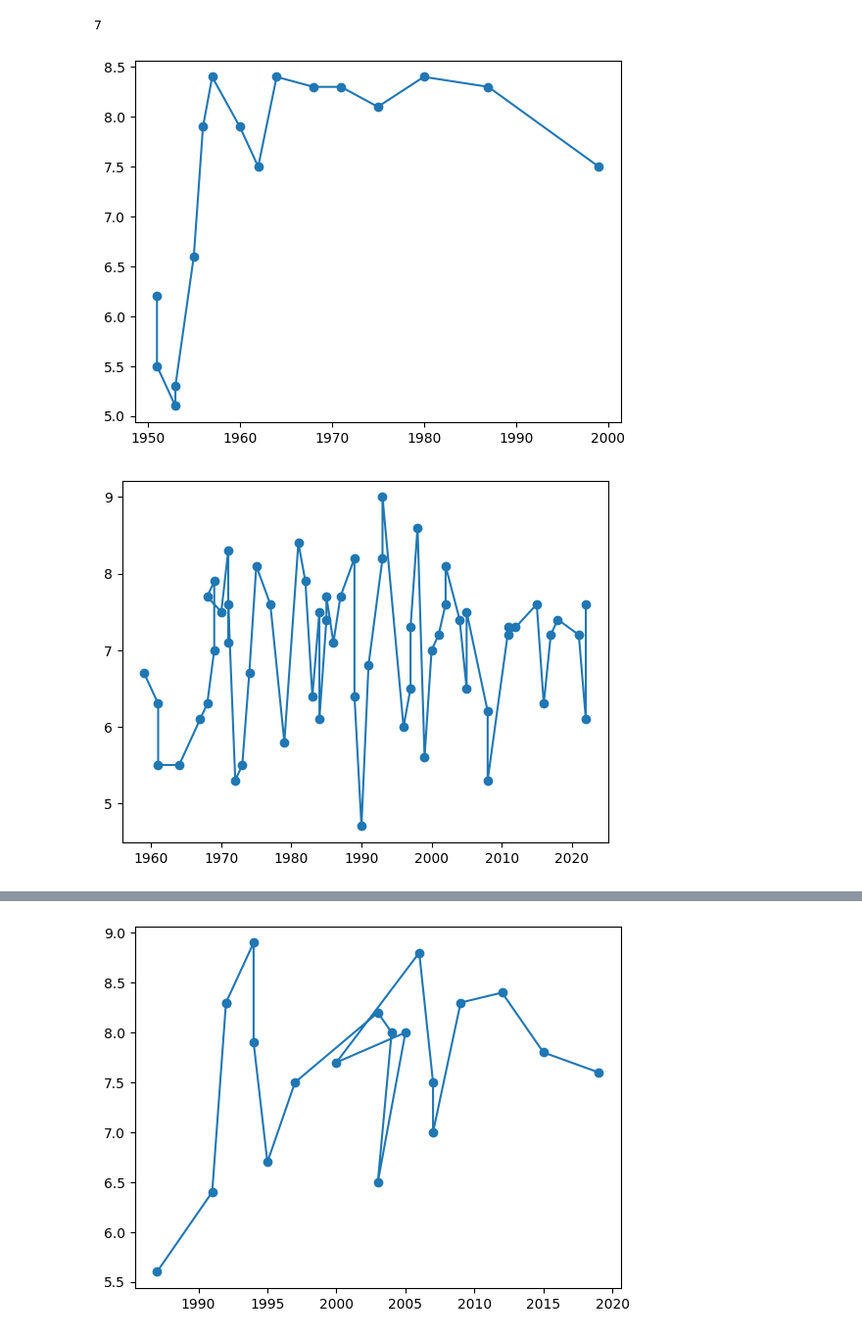
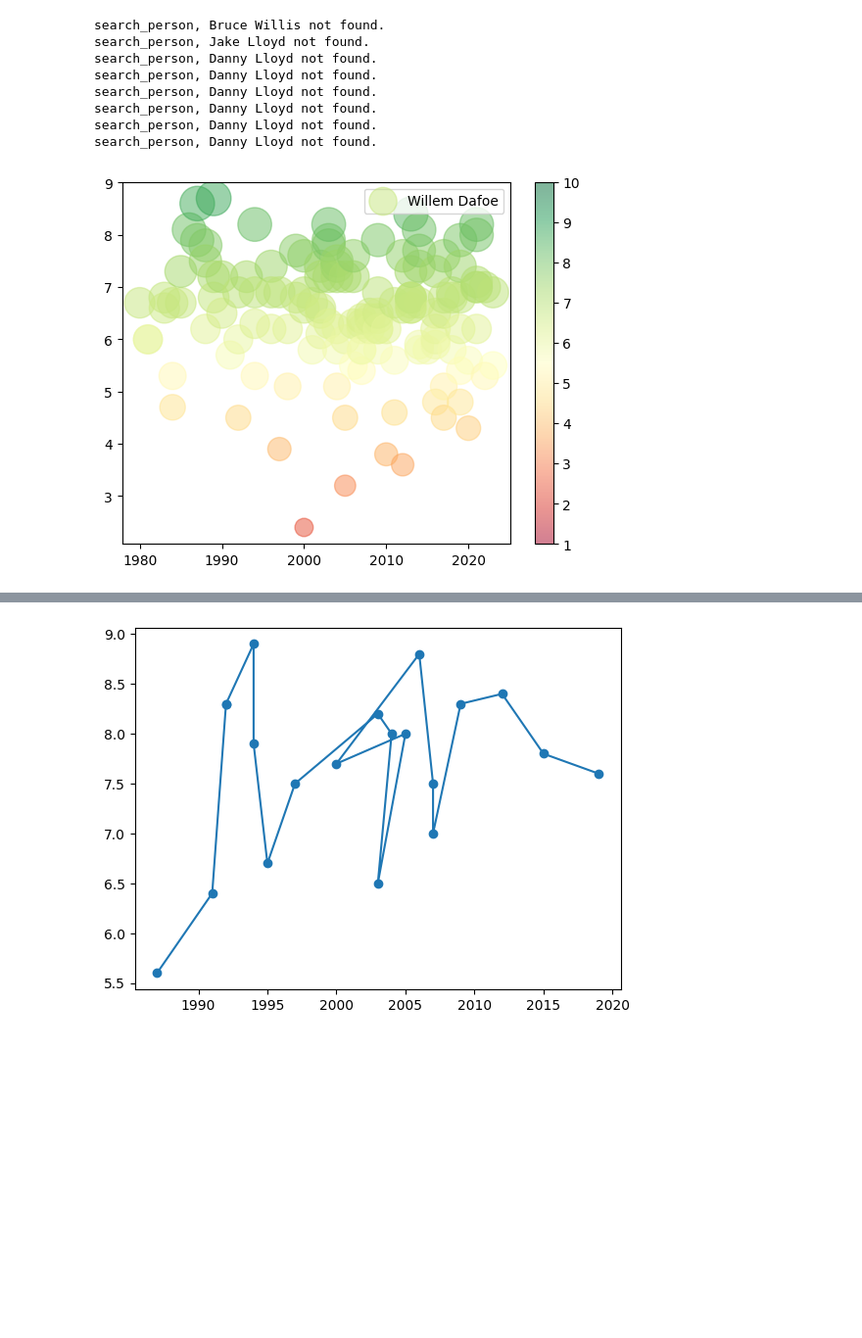
Before and after one commit to alexlhot/git_imdb, a Jupyter notebook: plot.ipynb, the cells around one changed output, grey strips where cells are left out. Shown: that part at 98% size. Saved outputs shown, nothing was run; the diff lists cells and outputs as text; code cells hidden in the pictures; blank space fills up the shorter version.

Commit message:
ajout plot

```diff
--- a/plot.ipynb
+++ b/plot.ipynb
@@ -90,0 +79,6 @@ def plot(name, isdir=False):
+# %%
+def get_genre_person(person):
+    # cherche si c'est un acteur et détermine le genre
+    if 'actress' in person['filmography']:
+        return 'actress'
+    return 'actor'
@@ -91,3 +119,38 @@ def plot(name, isdir=False):
+# %%
+def plot(name, isdir=False, n=None):
+    """Affiche un graphique des notes des n derniers films d'une personne"""
+    global lst_movies, x, y
+    temp_lst = []
+    # récupère les n derniers films d'une personne
+    lst_movies = get_filmo(name, isdir)[:n]
+    search_lst_movies()
+    # tri des films sans date ou note
+    for i in lst_movies:
+        if i.get('year') is not None and i.get('rating') is not None:
+            temp_lst.append(i)
+
+    temp_lst.sort(key=lambda i: i.get('year'))
+    # association date et note pour le graph
+    x = [i.get('year') for i in temp_lst]
+    y = [i.get('rating') for i in temp_lst]
+    titles =  [i.get('title') for i in temp_lst]
+    # création de l'event click sur le scatter
+    fig, ax = plt.subplots()
+    fig.canvas.mpl_connect('pick_event', onpick)
+
+    # calcul scatter dots
+    colors = [i for i in y]
+    sizes = [i * 75 for i in y]
+    # création du graph
+    scatter = plt.scatter(x, y, picker=True, c=colors, s=sizes, alpha=0.5, cmap='RdYlGn',
+                 label=ia.search_person(name)[0])
+    plt.clim(1, 10)
+    #plt.plot(x, y, label=ia.search_person(name)[0].get('name'))
+    # création event hover
+    mplcursors.cursor(scatter, hover=True).connect('add', lambda x: x.annotation.set_text(titles[x.target.index]))
+    plt.colorbar()
+    plt.legend()
+    plt.show()
 # %%
 def get_mean(name, isdir=False):
     person = get_person(name)
@@ -133,12 +171,12 @@ KeyboardInterrupt:
-# %%
-print(threading.active_count())
-# %% [output]
-7
-# %%
-test('', True)
-# %% [output]
-[figure, removed]
-# %%
-test('spielberg')
-# %% [output]
-[figure, removed]
+# %%
+plot('willem dafoe')
+# %% [output]
+search_person, Bruce Willis not found.
+search_person, Jake Lloyd not found.
+search_person, Danny Lloyd not found.
+search_person, Danny Lloyd not found.
+search_person, Danny Lloyd not found.
+search_person, Danny Lloyd not found.
+search_person, Danny Lloyd not found.
+search_person, Danny Lloyd not found.
+[figure, added]
```
Also changed, not shown: parts of 15 cells of this notebook.
